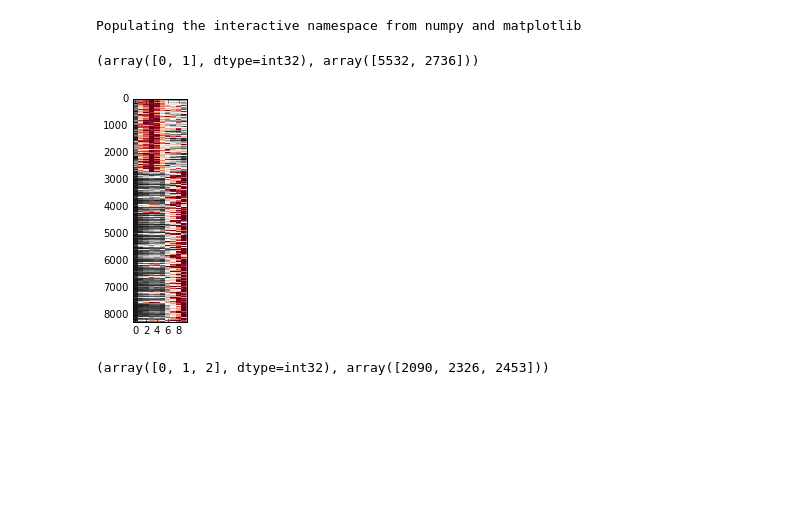
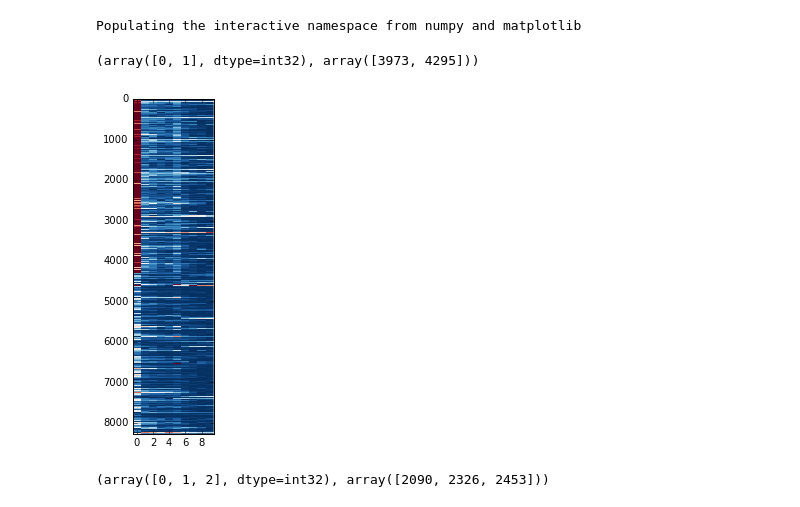
Before and after one commit to skasn/shape_align, a Jupyter notebook: cluster/cluster.ipynb, the cells around one changed output. Saved outputs shown, nothing was run; the diff lists cells and outputs as text; code cells hidden in the pictures; blank space fills up the shorter version.

```diff
--- a/cluster/cluster.ipynb
+++ b/cluster/cluster.ipynb
@@ -37,16 +37,17 @@ rescaledDF=rescaledDF.transpose()
 # %%
 # Perform the k-means clustering
 kmeans=clust.KMeans(n_clusters=NumClust,max_iter=MaxIter,init='random')
 kmeans.fit(peakDF.ix[:,1:])
 rescaledDF['labels'] = kmeans.labels_
 rescaledDF.sort_values('labels',inplace=True,ascending=False)
 mat=rescaledDF.as_matrix(columns=range(1,11))
 # print mat.round()
-imshow(mat.round(),cmap='RdGy_r',interpolation='none',aspect=0.005)
+figure(figsize=(10,6))
+imshow(mat.round(),cmap='RdBu_r',interpolation='none',aspect=0.005)
 np.unique(rescaledDF['labels'],return_counts=True)
 # %% [output]
-(array([0, 1], dtype=int32), array([5532, 2736]))
+(array([0, 1], dtype=int32), array([3973, 4295]))
-[figure, old version]
+[figure, new version]
 # %%
 df=pd.read_csv('reb1_with_scores.txt',delimiter='\t',header=0)
 names=['a','b','c','d','e','f','g','h','i','j','k','l']
```
Also changed, not shown: 3 other files.
